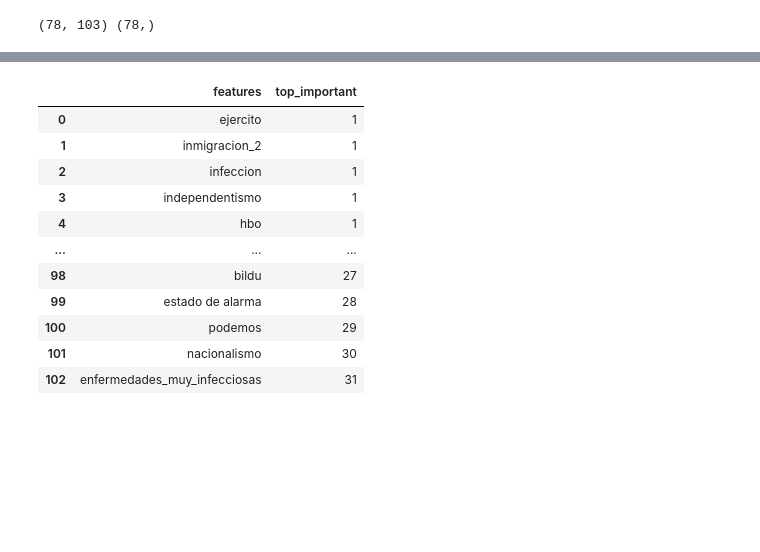
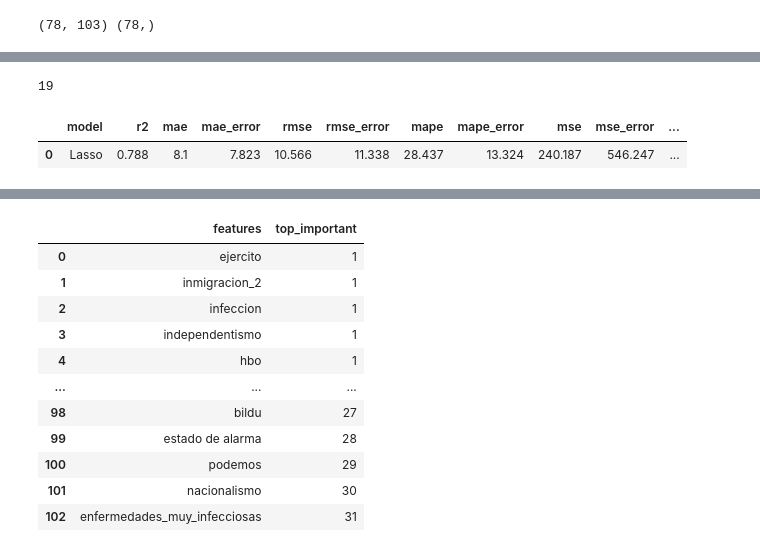
Before and after one commit to albertovpd/automated_ML_regression, a Jupyter notebook: explanation_ml.ipynb, the cells around one changed output, grey strips where cells are left out. Saved outputs shown, nothing was run; the diff lists cells and outputs as text; code cells hidden in the pictures; blank space fills up the shorter version.

Commit message:
dictionary of metrics with standard deviation

```diff
--- a/explanation_ml.ipynb
+++ b/explanation_ml.ipynb
@@ -228,0 +220,47 @@ print(score, model_name, model_config)
+# %%
+# now I have the chosen features, let's use cross validation with the chosen columns:
+chosen_features=list(ranking_features[ranking_features["top_important"]<=10]["features"])
+X_train= X[chosen_features].iloc[:-4]
+X_test=X[chosen_features].iloc[-4:]
+len(X_train.columns)
+# %% [output]
+19
+# %%
+# Validación y evaluación del modelo.
+evaluation = cross_validate(model_config, X_train, target_train,
+                cv = KFold(n_splits=10), scoring = metrics_dict)
+# %%
+# remove infs
+for e in evaluation:
+    if np.inf in evaluation[e]:
+        control_infs== list(evaluation[e])
+        control_infs= [e for e in control_infs if e != np.inf]
+        evaluation[e]=np.asarray(control_infs)
+# %%
+results["mae"]=round(evaluation["test_mae"].mean(),3)
+results["mae_error"]=round(evaluation["test_mae"].std(),3)
+
+results["rmse"]=round(evaluation["test_rmse"].mean(),3)
+results["rmse_error"]=round(evaluation["test_rmse"].std(),3)
+
+
+results["mape"]=round(evaluation["test_mape"].mean(),3)
+results["mape_error"]=round(evaluation["test_mape"].std(),3)
+
+
+results["mse"]=round(evaluation["test_mean_squared_error"].mean(),3)
+results["mse_error"]=round(evaluation["test_mean_squared_error"].std(),3)
+
+
+results["explained_var"]=round(evaluation["test_explained_variance"].mean(),3)
+results["explained_var_error"]=round(evaluation["test_explained_variance"].std(),3)
+
+results["median_abs_error"]=round(evaluation["test_median_absolute_error"].mean(),3)
+results["median_abs_error_eror"]=round(evaluation["test_median_absolute_error"].std(),3)
+
+results_df=pd.DataFrame.from_dict(results,orient='index').T
+# %%
+results_df
+# %% [output]
+|  | model | r2 | mae | mae_error | rmse | rmse_error | mape | mape_error | mse | mse_error | ... |
+| 0 | Lasso | 0.788 | 8.1 | 7.823 | 10.566 | 11.338 | 28.437 | 13.324 | 240.187 | 546.247 | ... |
```
Also changed, not shown: parts of 16 cells of this notebook.
